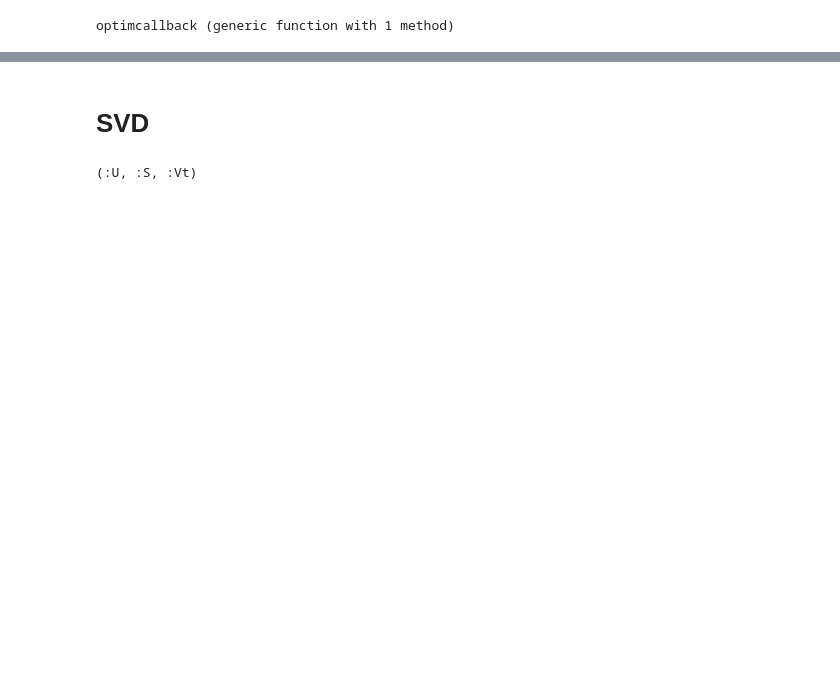
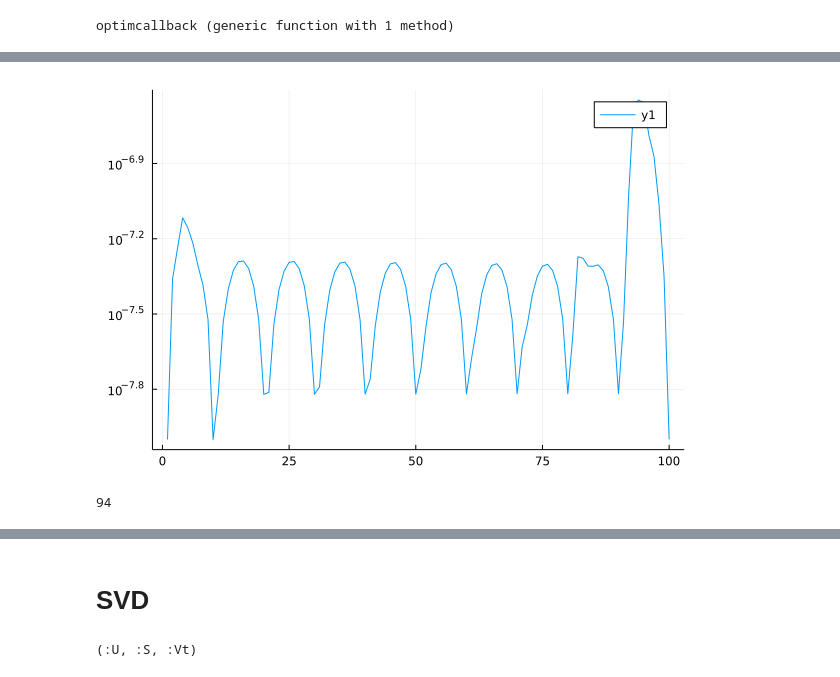
Before and after one commit to JuliaRCM/OptimalTransportTools.jl, a Jupyter notebook: notebooks/Greedy.ipynb, the cells around one changed output, grey strips where cells are left out. Saved outputs shown, nothing was run; the diff lists cells and outputs as text; code cells hidden in the pictures; blank space fills up the shorter version.

```diff
--- a/notebooks/Greedy.ipynb
+++ b/notebooks/Greedy.ipynb
@@ -172,3 +190,11 @@ end
+# %%
+plot(ΔW .+ 1e-8, yaxis=:log)
+# %% [output]
+[figure, added]
+# %%
+argmax(ΔW)
+# %% [output]
+94
 # %%
 λ
 # %% [output]
```
Also changed, not shown: parts of 38 cells of this notebook, 9 other files.
